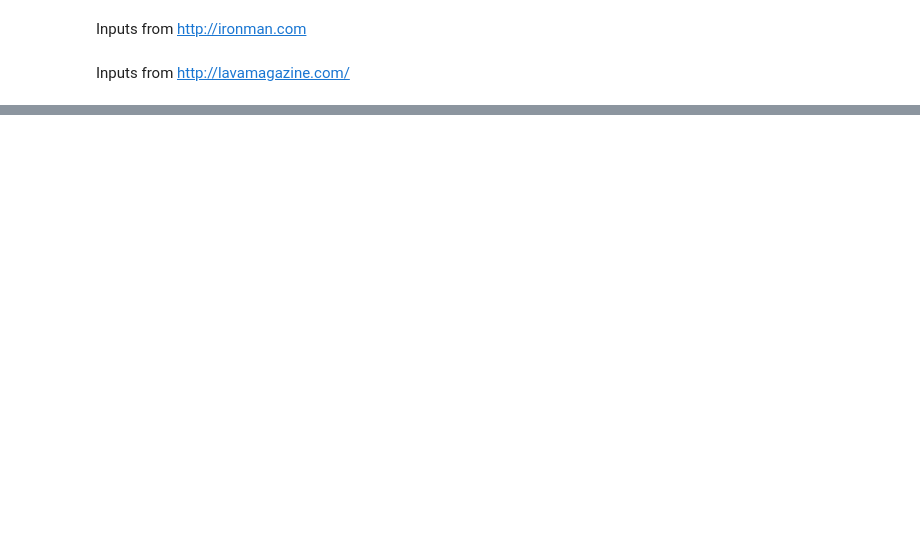
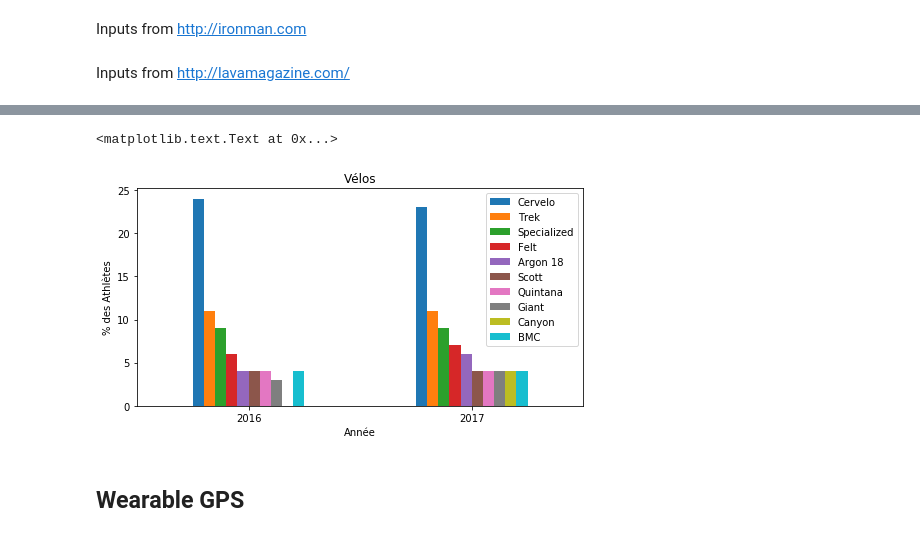
Before and after one commit to marxav/kona, a Jupyter notebook: 2017_kona_lava_stats.ipynb, the cells around one changed output, grey strips where cells are left out. Saved outputs shown, nothing was run; the diff lists cells and outputs as text; code cells hidden in the pictures; blank space fills up the shorter version.

```diff
--- a/2017_kona_lava_stats.ipynb
+++ b/2017_kona_lava_stats.ipynb
@@ -102,0 +60,25 @@ ax.set_ylabel('% des Athlètes')
+# %%
+ lava_bikes = [
+    # 2016 count from http://lavamagazine.com/2016bikecount
+    {'Cervelo':577, 'Trek':261,'Specialized':209,'Felt':139,'Argon 18':106,
+     'Scott':106, 'BMC':100,'Quintana':89,'Cannondale':80,'Giant':70 },
+    # 2017 count from http://lavamagazine.com/2017-ironman-bike-count
+    {'Cervelo':570, 'Trek':261,'Specialized':216,'Felt':177,'Argon 18':146,
+    'Canyon':102, 'BMC':101,'Scott':100,'Giant':88,'Quintana':86
+    },
+ ]
+# %%
+df = create_dataframe(lava_bikes, participants, 'Autres')
+df = df.drop('Autres', axis=1)
+
+top_10 = df.loc[2017].sort_values(ascending=False).head(10).index
+df = df[top_10]
+
+ax = df.plot.bar(title='Vélos',figsize=(8, 4), rot=0)
+ax.set_xlabel('Année')
+ax.set_ylabel('% des Athlètes')
+# %% [output]
+<matplotlib.text.Text at 0x...>
+[figure, added]
+# %% [markdown]
+## Wearable GPS
```
Also changed, not shown: parts of 51 cells of this notebook.
